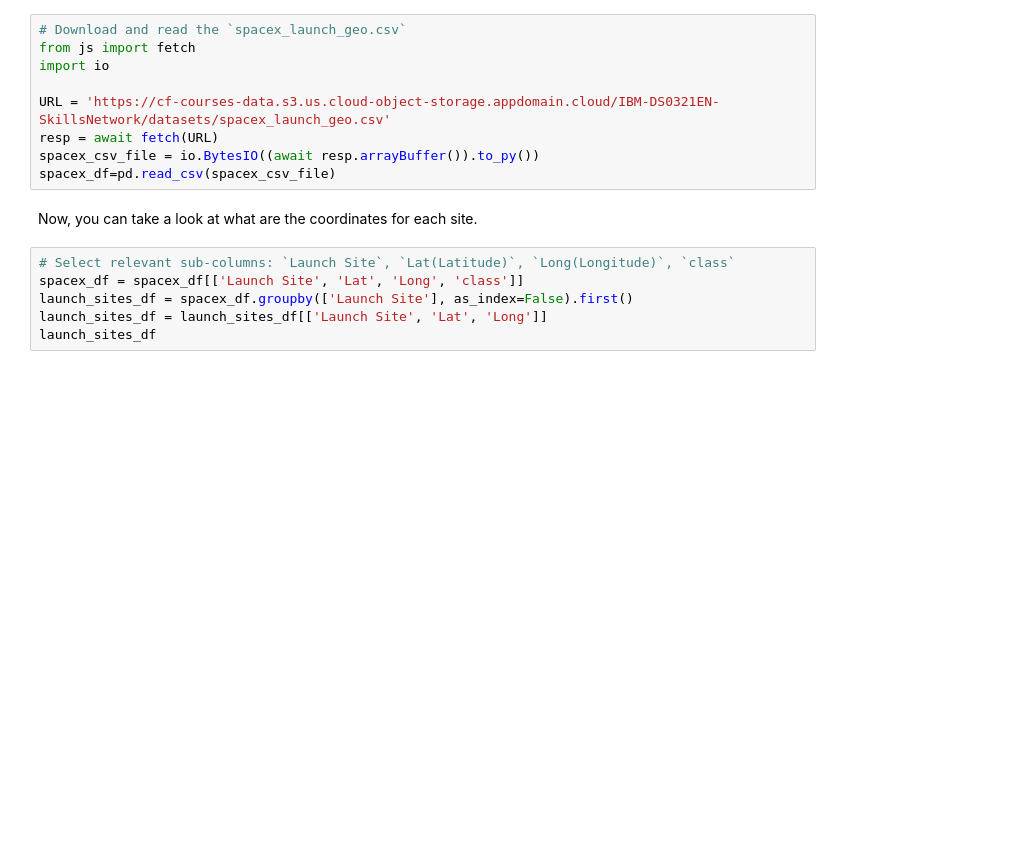
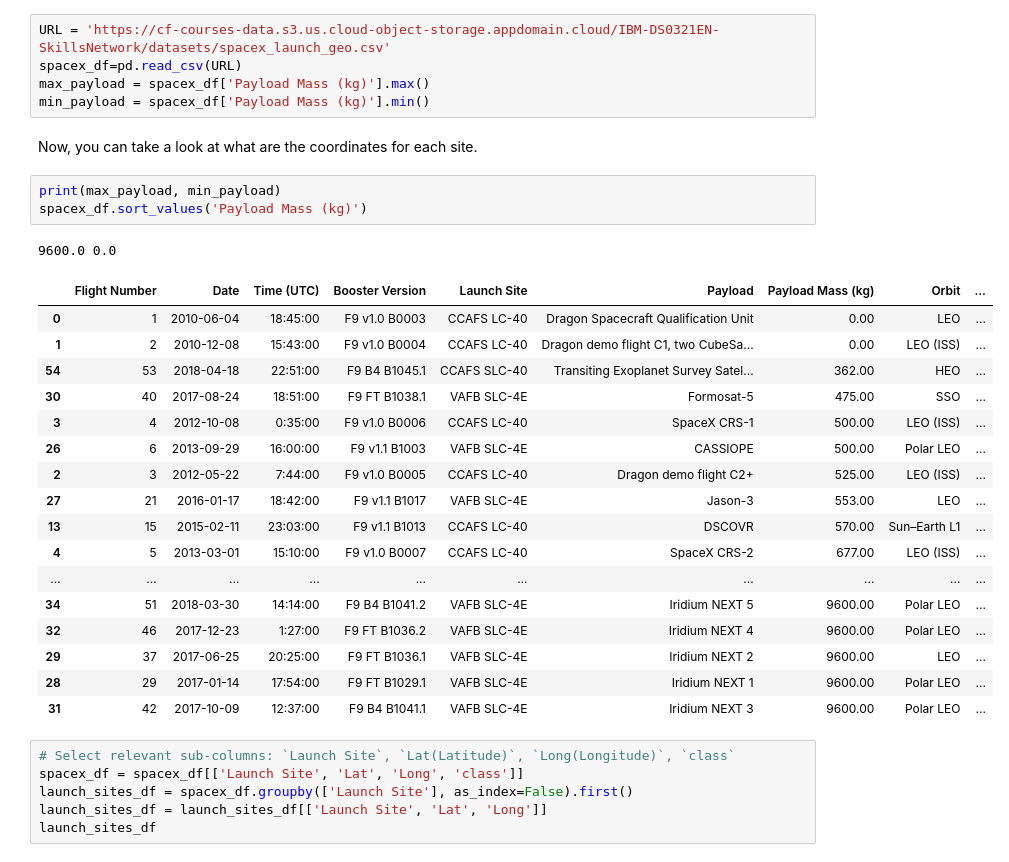
Before and after one commit to akkuzova/ibm-applied-data-science-capstone, a Jupyter notebook: w3_1_launch_site_locations.ipynb, the cells around one changed output. Cells and saved outputs as stored; diff of their text form; blank space fills up the shorter version.

```diff
--- a/w3_1_launch_site_locations.ipynb
+++ b/w3_1_launch_site_locations.ipynb
@@ -51,14 +49,32 @@ The following dataset with the name `spacex_launch_geo.csv` is an augmented data
 # %%
-# Download and read the `spacex_launch_geo.csv`
-from js import fetch
-import io
-
 URL = 'https://cf-courses-data.s3.us.cloud-object-storage.appdomain.cloud/IBM-DS0321EN-SkillsNetwork/datasets/spacex_launch_geo.csv'
-resp = await fetch(URL)
-spacex_csv_file = io.BytesIO((await resp.arrayBuffer()).to_py())
-spacex_df=pd.read_csv(spacex_csv_file)
+spacex_df=pd.read_csv(URL)
+max_payload = spacex_df['Payload Mass (kg)'].max()
+min_payload = spacex_df['Payload Mass (kg)'].min()
 # %% [markdown]
 Now, you can take a look at what are the coordinates for each site.
+# %%
+print(max_payload, min_payload)
+spacex_df.sort_values('Payload Mass (kg)')
+# %% [output]
+9600.0 0.0
+|  | Flight Number | Date | Time (UTC) | Booster Version | Launch Site | Payload | Payload Mass (kg) | Orbit | ... |
+| 0 | 1 | 2010-06-04 | 18:45:00 | F9 v1.0 B0003 | CCAFS LC-40 | Dragon Spacecraft Qualification Unit | 0.00 | LEO | ... |
+| 1 | 2 | 2010-12-08 | 15:43:00 | F9 v1.0 B0004 | CCAFS LC-40 | Dragon demo flight C1, two CubeSa... | 0.00 | LEO (ISS) | ... |
+| 54 | 53 | 2018-04-18 | 22:51:00 | F9 B4 B1045.1 | CCAFS SLC-40 | Transiting Exoplanet Survey Satel... | 362.00 | HEO | ... |
+| 30 | 40 | 2017-08-24 | 18:51:00 | F9 FT B1038.1 | VAFB SLC-4E | Formosat-5 | 475.00 | SSO | ... |
+| 3 | 4 | 2012-10-08 | 0:35:00 | F9 v1.0 B0006 | CCAFS LC-40 | SpaceX CRS-1 | 500.00 | LEO (ISS) | ... |
+| 26 | 6 | 2013-09-29 | 16:00:00 | F9 v1.1 B1003 | VAFB SLC-4E | CASSIOPE | 500.00 | Polar LEO | ... |
+| 2 | 3 | 2012-05-22 | 7:44:00 | F9 v1.0 B0005 | CCAFS LC-40 | Dragon demo flight C2+ | 525.00 | LEO (ISS) | ... |
+| 27 | 21 | 2016-01-17 | 18:42:00 | F9 v1.1 B1017 | VAFB SLC-4E | Jason-3 | 553.00 | LEO | ... |
+| 13 | 15 | 2015-02-11 | 23:03:00 | F9 v1.1 B1013 | CCAFS LC-40 | DSCOVR | 570.00 | Sun–Earth L1 | ... |
+| 4 | 5 | 2013-03-01 | 15:10:00 | F9 v1.0 B0007 | CCAFS LC-40 | SpaceX CRS-2 | 677.00 | LEO (ISS) | ... |
+| ... | ... | ... | ... | ... | ... | ... | ... | ... | ... |
+| 34 | 51 | 2018-03-30 | 14:14:00 | F9 B4 B1041.2 | VAFB SLC-4E | Iridium NEXT 5 | 9600.00 | Polar LEO | ... |
+| 32 | 46 | 2017-12-23 | 1:27:00 | F9 FT B1036.2 | VAFB SLC-4E | Iridium NEXT 4 | 9600.00 | Polar LEO | ... |
+| 29 | 37 | 2017-06-25 | 20:25:00 | F9 FT B1036.1 | VAFB SLC-4E | Iridium NEXT 2 | 9600.00 | LEO | ... |
+| 28 | 29 | 2017-01-14 | 17:54:00 | F9 FT B1029.1 | VAFB SLC-4E | Iridium NEXT 1 | 9600.00 | Polar LEO | ... |
+| 31 | 42 | 2017-10-09 | 12:37:00 | F9 B4 B1041.1 | VAFB SLC-4E | Iridium NEXT 3 | 9600.00 | Polar LEO | ... |
 # %%
 # Select relevant sub-columns: `Launch Site`, `Lat(Latitude)`, `Long(Longitude)`, `class`
 spacex_df = spacex_df[['Launch Site', 'Lat', 'Long', 'class']]
```
Also changed, not shown: parts of 5 cells of this notebook, 2 other files.
